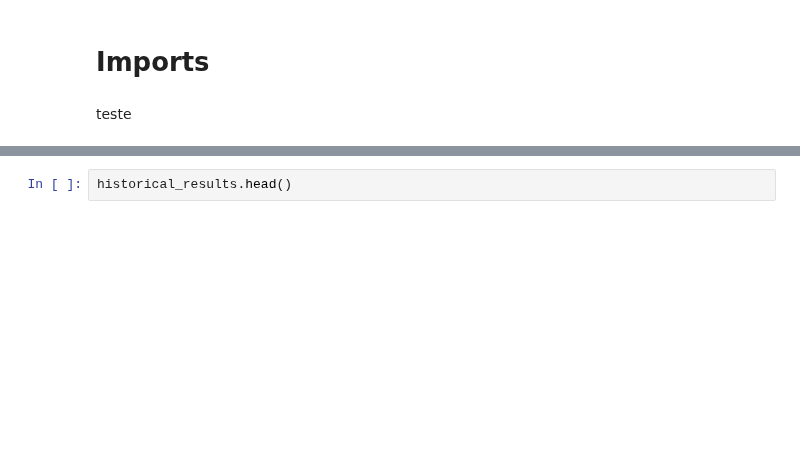
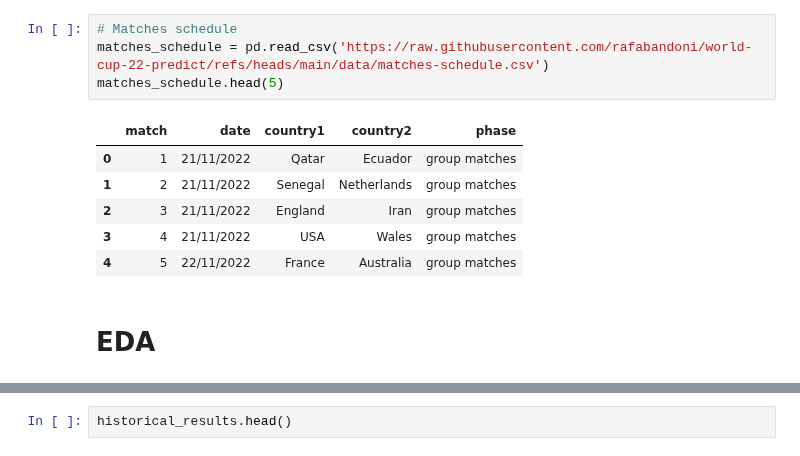
Before and after one commit to rafabandoni/world-cup-22-predict, a Jupyter notebook: predict_worldcup22.ipynb, the cells around one changed output, grey strips where cells are left out. Drawn from its saved outputs; the diff is of its cells as text; blank space fills up the shorter version.

```diff
--- a/predict_worldcup22.ipynb
+++ b/predict_worldcup22.ipynb
@@ -3,4 +54,13 @@
+# %%
+# Matches schedule
+matches_schedule = pd.read_csv('https://raw.githubusercontent.com/rafabandoni/world-cup-22-predict/refs/heads/main/data/matches-schedule.csv')
+matches_schedule.head(5)
+# %% [output]
+|  | match | date | country1 | country2 | phase |
+| 0 | 1 | 21/11/2022 | Qatar | Ecuador | group matches |
+| 1 | 2 | 21/11/2022 | Senegal | Netherlands | group matches |
+| 2 | 3 | 21/11/2022 | England | Iran | group matches |
+| 3 | 4 | 21/11/2022 | USA | Wales | group matches |
+| 4 | 5 | 22/11/2022 | France | Australia | group matches |
 # %% [markdown]
-# Imports
+# EDA
-# %% [markdown]
-teste
```
Also changed, not shown: parts of 171 cells of this notebook.
